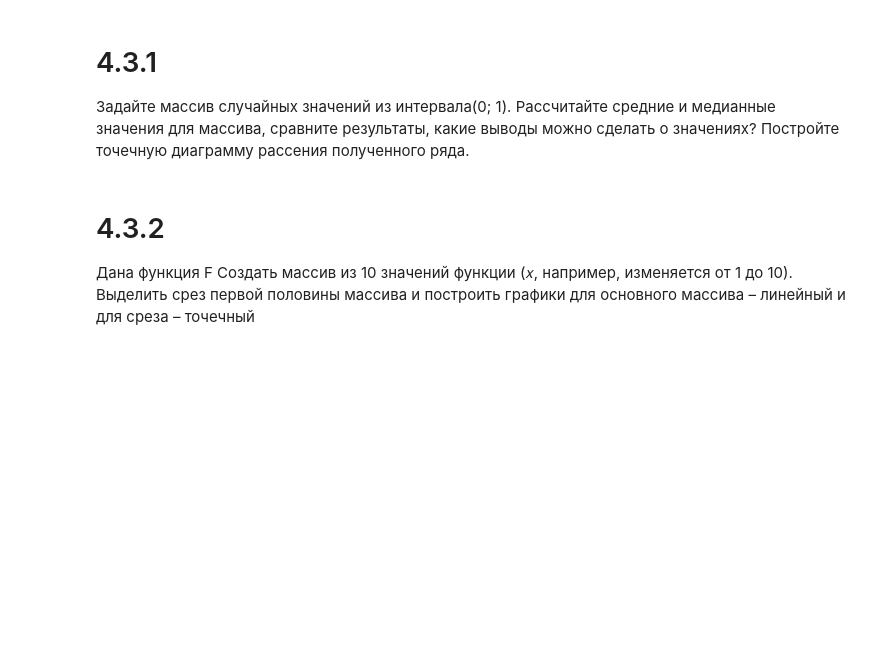
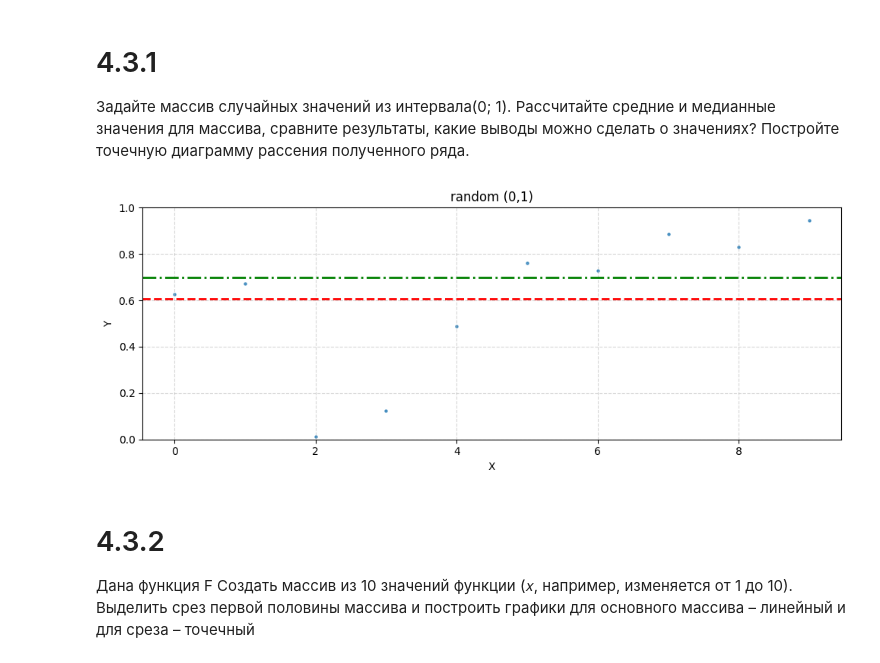
Before and after one commit to alx-ctf/university, a Jupyter notebook: homework_1.ipynb, the cells around one changed output. Cells and saved outputs as stored; diff of their text form; code cells hidden in the pictures; blank space fills up the shorter version.

```diff
--- a/homework_1.ipynb
+++ b/homework_1.ipynb
@@ -53,7 +143,32 @@ print("123")
 результаты, какие выводы можно сделать о значениях?
 Постройте точечную диаграмму рассения полученного ряда.
 # %%
-print("123")
+from random import seed
+from numpy import mean, median
+from numpy.random  import random # generate random arr
+from time   import time
+from matplotlib.pyplot import axhline,figure,scatter,title, xlabel,ylabel, ylim,grid,tight_layout,show
+n : int = 10
+seed(time())
+array = random(n)
+mean_value = mean(array)
+median_value = median(array)
+
+
+
+figure(figsize=(10,4))
+scatter(range(n), array, s=5, alpha=0.7)
+title("random (0,1)"); xlabel("X"); ylabel("Y")
+ylim(0,1)
+axhline(mean_value, color='red', linestyle='--', linewidth=2, label=f'Среднее = {mean_value:.3f}')
+axhline(median_value, color='green', linestyle='-.', linewidth=2, label=f'Медиана = {median_value:.3f}')
+
+grid(True, linestyle='--', alpha=0.5)
+
+tight_layout()
+show()
+# %% [output]
+[figure, added]
 # %% [markdown]
 # 4.3.2
 Дана функция F Создать массив из 10 значений
```
Also changed, not shown: parts of 15 cells of this notebook.
